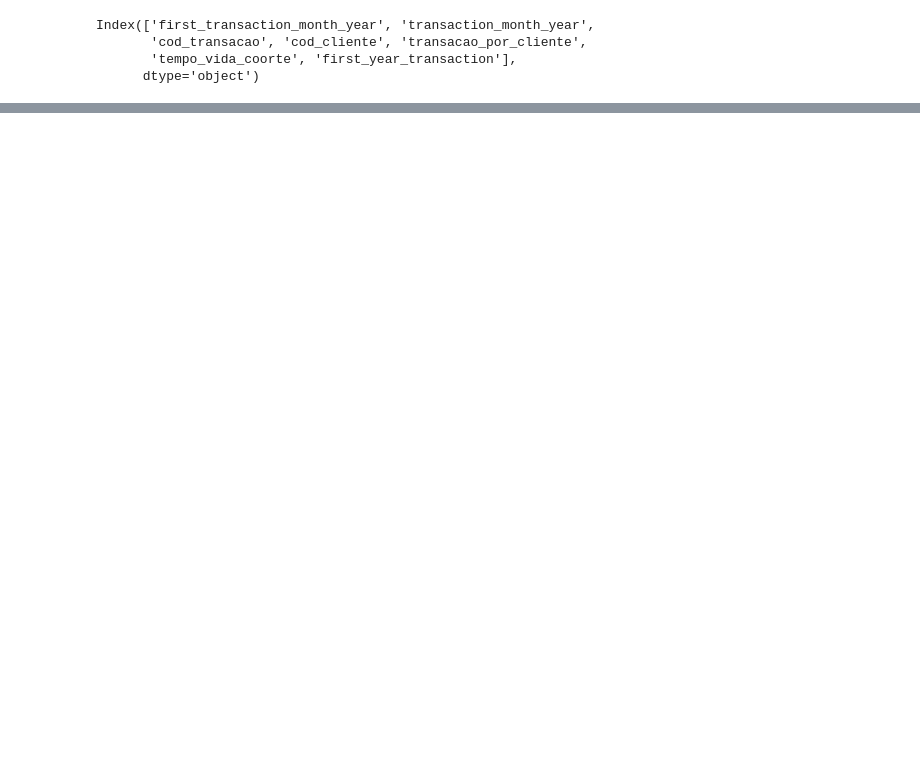
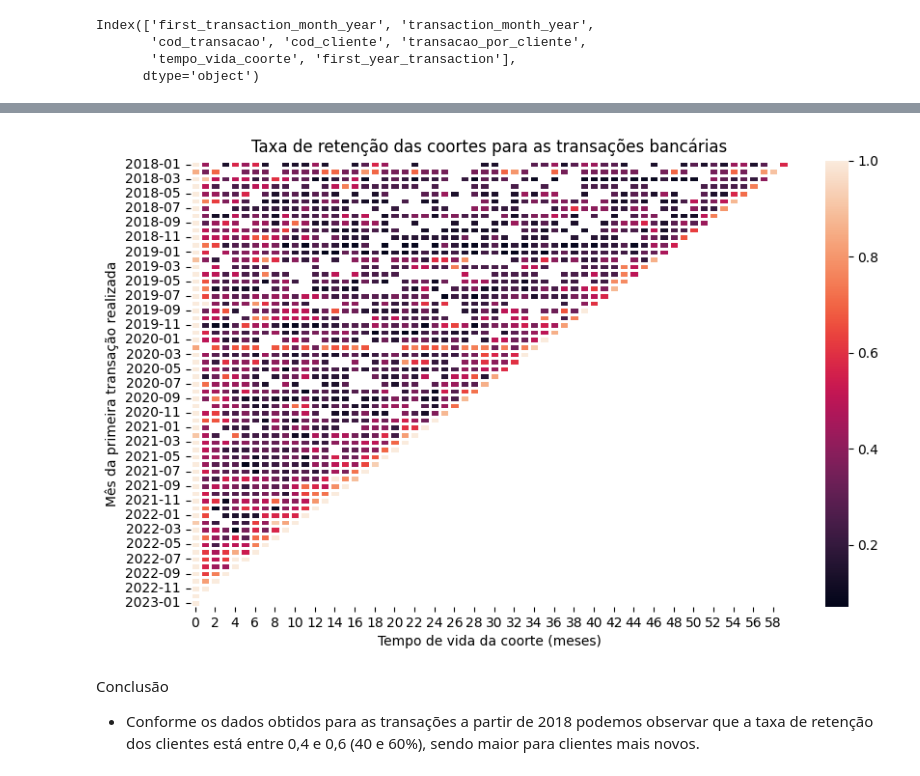
Before and after one commit to renanpan/Projeto_banco_KPI, a Jupyter notebook: lighthouse_DA_project.ipynb, the cells around one changed output, grey strips where cells are left out. Cells and saved outputs as stored; diff of their text form; code cells hidden in the pictures; blank space fills up the shorter version.

Commit message:
finalizada taxa de retenção das transações

```diff
--- a/lighthouse_DA_project.ipynb
+++ b/lighthouse_DA_project.ipynb
@@ -1377,0 +1391,27 @@ plt.show()
+# %%
+#filtrar o conjunto de dados para acima de 2018
+
+#criar a coluna de tempo de vida da coorte
+
+transaction_grouped_by_cohort_2018_up['tempo_vida_coorte'] = (
+    (pd.to_datetime(transaction_grouped_by_cohort_2018_up['transaction_month_year'].astype(str), format='%Y-%m')
+     - transaction_grouped_by_cohort_2018_up['first_transaction_month_year'].astype('datetime64[M]')).dt.days/30).astype('int')
+
+
+#determinar a contagem inicial de usuários
+contagem_inicial_usuários_2018 = transaction_grouped_by_cohort_2018_up[
+    transaction_grouped_by_cohort_2018_up['tempo_vida_coorte']==0][['first_transaction_month_year','cod_cliente']]
+
+#renomear o nome da coluna
+contagem_inicial_usuários_2018 = contagem_inicial_usuários_2018.rename(
+    columns={'cod_cliente':'usuario_coorte'}
+)
+
+transaction_grouped_by_cohort_2018_up = transaction_grouped_by_cohort_2018_up.merge(contagem_inicial_usuários_2018, on='first_transaction_month_year')
+
+#criar coluna de retenção
+
+transaction_grouped_by_cohort_2018_up['retencao'] = transaction_grouped_by_cohort_2018_up[
+    'cod_cliente'] / transaction_grouped_by_cohort_2018_up['usuario_coorte']
+
+transaction_grouped_by_cohort_2018_up['retencao'] = transaction_grouped_by_cohort_2018_up['retencao'].apply(lambda x: min(x, 1.0))
@@ -1377,0 +1446,22 @@ plt.show()
+# %%
+#montar o mapa de calor para a taxa de retenção a partir de 2018
+plt.figure(figsize=[10,6])
+plt.title('Taxa de retenção das coortes para as transações bancárias')
+sns.heatmap(transaction_grouped_by_cohort_2018_up.pivot_table(
+    index='first_transaction_month_year',
+    columns='tempo_vida_coorte',
+    values='retencao',
+    aggfunc='mean'),
+    annot=False,
+    fmt='.2f',
+    linewidths=1,
+)
+plt.ylabel("Mês da primeira transação realizada")
+plt.xlabel("Tempo de vida da coorte (meses)")
+plt.show()
+# %% [output]
+[figure, added]
+# %% [markdown]
+Conclusão
+
+- Conforme os dados obtidos para as transações a partir de 2018 podemos observar que a taxa de retenção dos clientes está entre 0,4 e 0,6 (40 e 60%), sendo maior para clientes mais novos.
```
Also changed, not shown: parts of 15 cells of this notebook.
